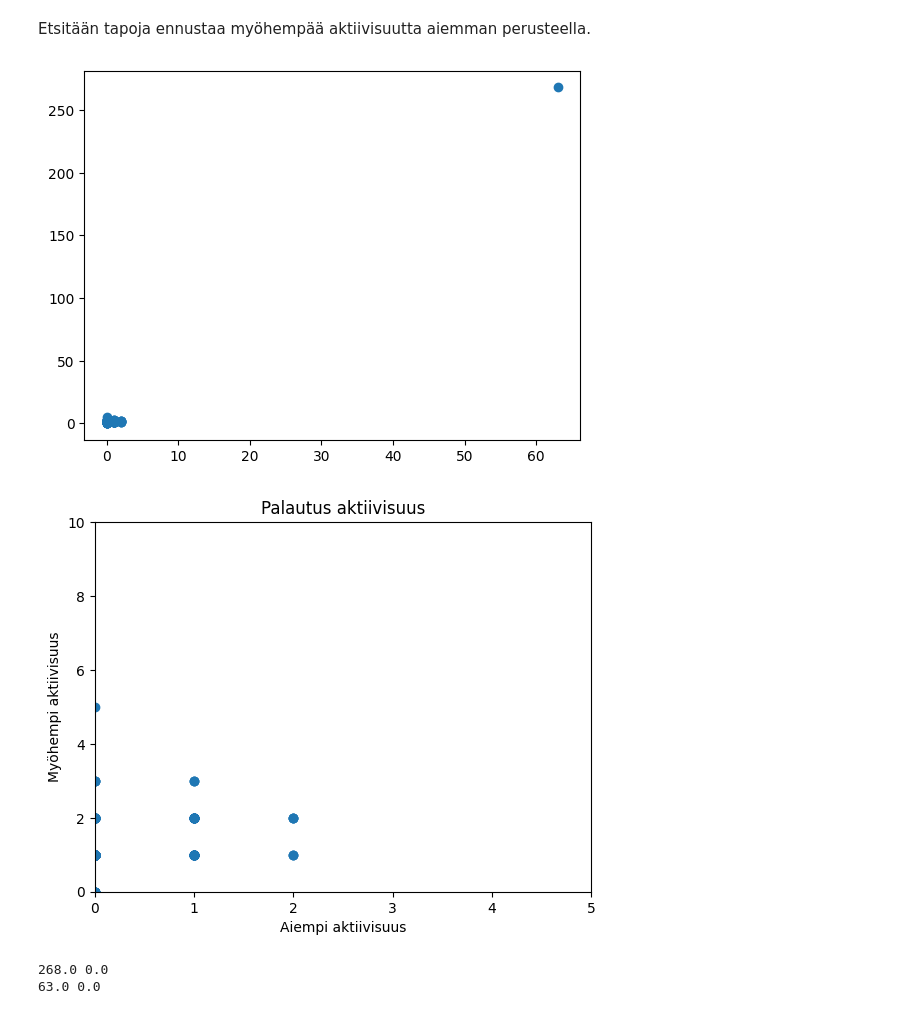
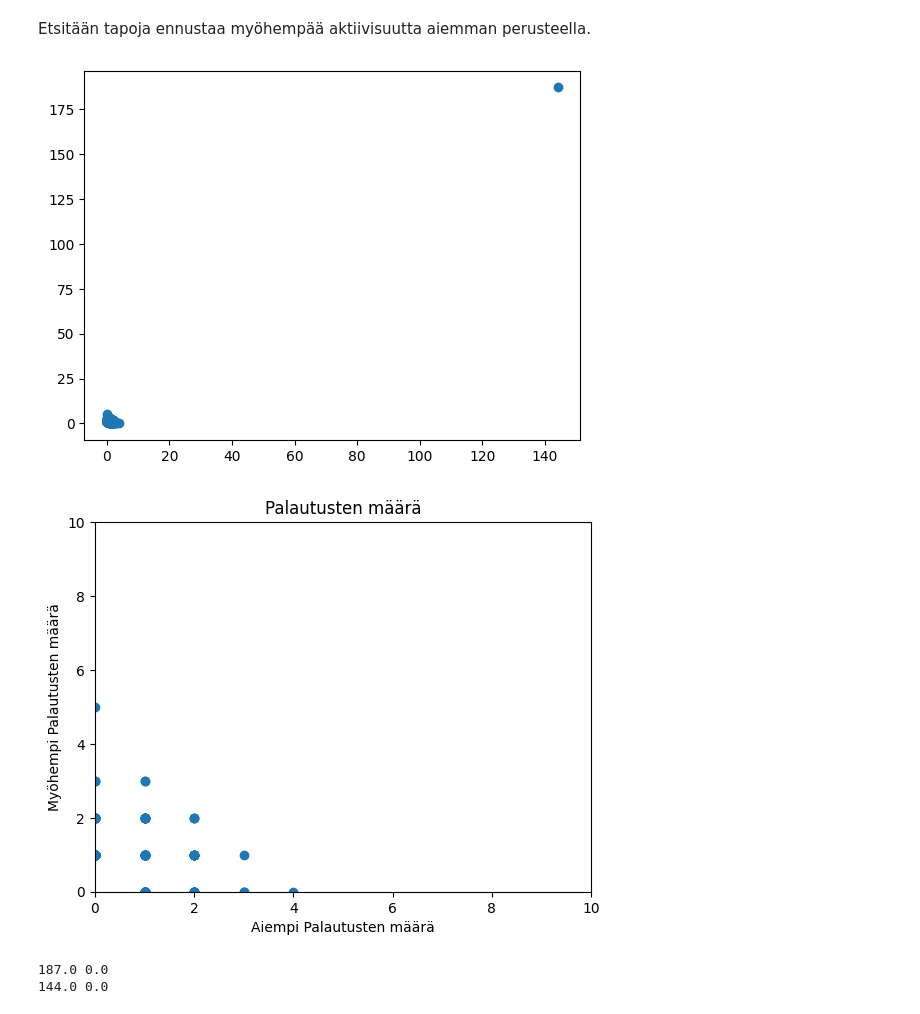
Before and after one commit to Colabres/moodle-analytics-pipeline, a Jupyter notebook: Data_exploraatioJT.ipynb, the cells around one changed output. Cells and saved outputs as stored; diff of their text form; code cells hidden in the pictures.

Commit message:
functions for number of submissions and exam time updated and function for computing number of users who made submissions created

```diff
--- a/Data_exploraatioJT.ipynb
+++ b/Data_exploraatioJT.ipynb
@@ -2,7 +2,7 @@
 import pandas as pd
 import numpy as np
 # %%
-logs = pd.read_csv("ALL_logs_kurssidata.csv")
+logs = pd.read_csv("ALL_logs_kurssidata.csv", sep=";")
 print(logs.columns)
 print(logs.head(6))
 print(logs.dtypes)
@@ -91,9 +83,9 @@ del colname, colname2
 Haetaan uniikit idt
 # %%
 import re
-descs = logs1[logs1["Alkuperä"].str.contains(r"^The user with id '") == True]
-#print(descs.shape)
-descs = descs["Alkuperä"]
+descs = logs1[logs1["Kuvaus"].str.contains(r"^The user with id '") == True]
+print(descs.shape)
+descs = descs["Kuvaus"]
 descs = descs.str.replace("The user with id '", "")
 descs = descs.str.split("'", n=1)
 #print(descs.shape)
@@ -102,13 +94,8 @@ descs = descs.str.get(0)
 #print(descs.head(5))
 ids = list(descs.unique())
 #print(ids)
-descs = logs1[logs1["Unnamed: 6"].str.contains(r"^The user with id '") == True]
-descs = descs["Unnamed: 6"]
-descs = descs.str.replace("The user with id '", "")
-descs = descs.str.split("'", n=1)
-descs = descs.str.get(0)
-ids.extend(list(descs.unique()))
 ids = np.array(list(set(ids)))
 print(len(ids))
 del descs
+print(logs1["Tapahtuman nimi"].unique())
 # %% [output]
@@ -117,9 +173,11 @@ del descs
 Haetaan päivämäärät
 # %%
 from datetime import datetime, timedelta
-logs1["Aika"] = pd.to_datetime(logs1["Aika"], format="%d.%m.%Y")
+logs1["Aika"] = pd.to_datetime(logs1["Aika"], format="%d.%m.%Y, %H.%M.%S")
 print(logs1["Aika"].head(5))
-print(logs1["Aika"].max())
-print(logs1["Aika"].min())
-print((logs1["Aika"].max()-logs1["Aika"].min()).days)
+start = logs1["Aika"].min()
+end = logs1["Aika"].max()
+print(end)
+print(start)
+print((end-start).days)
 # %% [output]
@@ -136,32 +194,32 @@ Name: Aika, dtype: datetime64[ns]
 Etsitään tapoja ennustaa myöhempää aktiivisuutta aiemman perusteella.
 # %%
 import matplotlib.pyplot as plt
-activity = logs1[logs1["Kuvaus"].isin(["Tenttivastaus palautettu", "Palautus on lähetetty"])]
-neljannes = ((activity["Aika"].max()-activity["Aika"].min()))/4
-early = activity[activity["Aika"]-activity["Aika"].min() <= neljannes]
-later = activity[activity["Aika"]-activity["Aika"].min() > neljannes]
+activity = logs1[logs1["Tapahtuman nimi"].isin(["Tenttivastaus palautettu", "Palautus on lähetetty"])]
+neljannes = ((end-start))/4
+early = activity[activity["Aika"]-start <= neljannes]
+later = activity[activity["Aika"]-start > neljannes]
 earlyavgs = np.empty(shape=0)
 lateravgs = np.empty(shape=0)
 for i in ids:
     sr = "The user with id '"+i
-    earlyactivity = len(early[early["Alkuperä"].str.startswith(sr) == True].index) + len(early[early["Unnamed: 6"].str.startswith(sr) == True].index)
-    lateractivity = len(later[later["Alkuperä"].str.startswith(sr) == True].index) + len(later[later["Unnamed: 6"].str.startswith(sr) == True].index)
+    earlyactivity = len(early[early["Kuvaus"].str.startswith(sr) == True].index)
+    lateractivity = len(later[later["Kuvaus"].str.startswith(sr) == True].index)
     earlyavgs = np.append(earlyavgs, earlyactivity)
     lateravgs = np.append(lateravgs, lateractivity)
 plt.scatter(earlyavgs, lateravgs)
 plt.show()
-plt.title("Palautus aktiivisuus")
-plt.xlim(0, 5)
-plt.xlabel("Aiempi aktiivisuus")
+plt.title("Palautusten määrä")
+plt.xlim(0, 10)
+plt.xlabel("Aiempi Palautusten määrä")
 plt.ylim(0, 10)
-plt.ylabel("Myöhempi aktiivisuus")
+plt.ylabel("Myöhempi Palautusten määrä")
 plt.scatter(earlyavgs, lateravgs)
 plt.show()
 print(lateravgs.max(), lateravgs.min())
 print(earlyavgs.max(), earlyavgs.min())
 # %% [output]
-[figure, old version]
+[figure, new version]
-[figure, old version]
+[figure, new version]
-268.0 0.0
-63.0 0.0
+187.0 0.0
+144.0 0.0
 # %%
```
Also changed, not shown: parts of 8 cells of this notebook, 1 other file.
